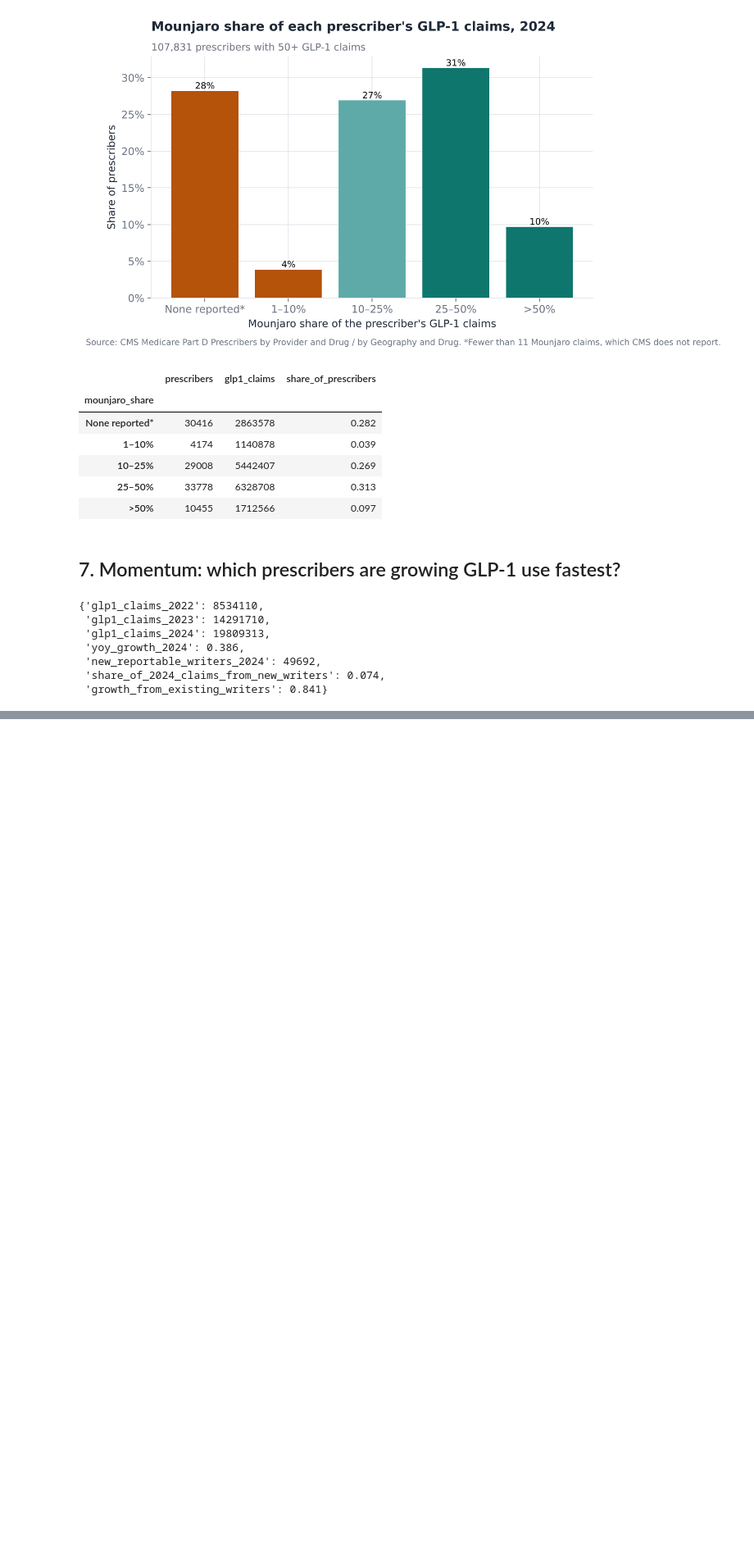
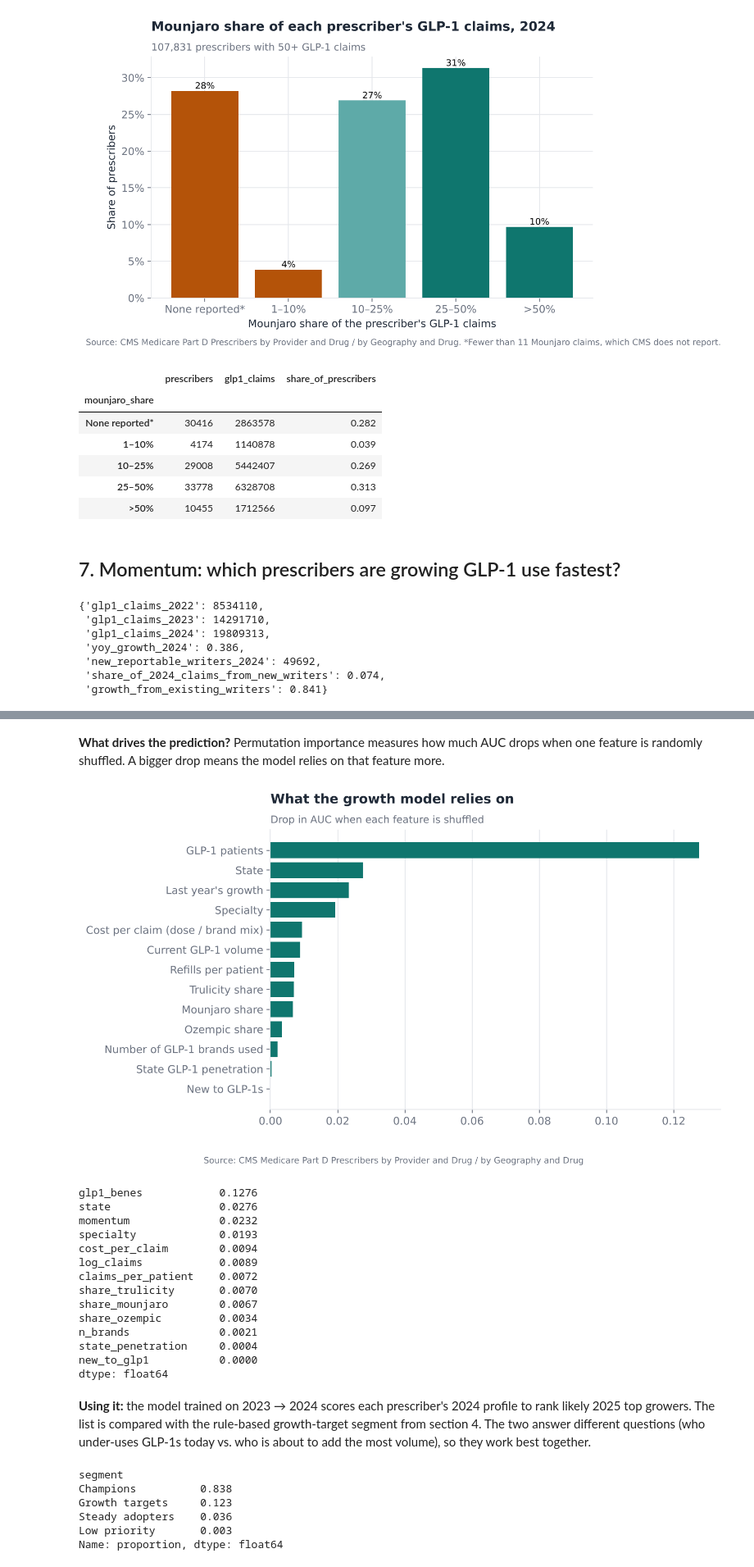
Before and after one commit to Gnanaram23/us-pharma-commercial-analytics, a Jupyter notebook: 01-glp1-market-and-targeting/analysis.ipynb, the cells around one changed output, grey strips where cells are left out. Shown at 82% size. Drawn from its saved outputs; the diff is of its cells as text; code cells hidden in the pictures; blank space fills up the shorter version.

```diff
--- a/01-glp1-market-and-targeting/analysis.ipynb
+++ b/01-glp1-market-and-targeting/analysis.ipynb
@@ -517,0 +658,58 @@ growth_src
+# %% [markdown]
+**What drives the prediction?** Permutation importance measures how much AUC
+drops when one feature is randomly shuffled. A bigger drop means the model
+relies on that feature more.
+# %%
+final = make_model().fit(X, y)
+imp = permutation_importance(final, X, y, scoring="roc_auc", n_repeats=3, random_state=7, n_jobs=-1)
+imp = pd.Series(imp.importances_mean, index=X.columns).sort_values()
+labels = {"log_claims": "Current GLP-1 volume", "glp1_benes": "GLP-1 patients", "momentum": "Last year's growth",
+          "new_to_glp1": "New to GLP-1s", "n_brands": "Number of GLP-1 brands used",
+          "share_ozempic": "Ozempic share", "share_mounjaro": "Mounjaro share", "share_trulicity": "Trulicity share",
+          "cost_per_claim": "Cost per claim (dose / brand mix)", "claims_per_patient": "Refills per patient",
+          "state_penetration": "State GLP-1 penetration", "specialty": "Specialty", "state": "State"}
+fig, ax = plt.subplots(figsize=(8, 5))
+ax.barh([labels[i] for i in imp.index], imp.values, color=style.ACCENT)
+ax.set_title("What the growth model relies on")
+style.subtitle(ax, "Drop in AUC when each feature is shuffled")
+ax.grid(axis="y", visible=False)
+style.source(fig, SRC)
+style.save(fig, FIG / "08_ml_feature_importance.png")
+imp.sort_values(ascending=False).round(4)
+# %% [output]
+[figure, added]
+glp1_benes            0.1276
+state                 0.0276
+momentum              0.0232
+specialty             0.0193
+cost_per_claim        0.0094
+log_claims            0.0089
+claims_per_patient    0.0072
+share_trulicity       0.0070
+share_mounjaro        0.0067
+share_ozempic         0.0034
+n_brands              0.0021
+state_penetration     0.0004
+new_to_glp1           0.0000
+dtype: float64
+# %% [markdown]
+**Using it:** the model trained on 2023 → 2024 scores each prescriber's 2024
+profile to rank likely 2025 top growers. The list is compared with the
+rule-based growth-target segment from section 4. The two answer different
+questions (who under-uses GLP-1s today vs. who is about to add the most
+volume), so they work best together.
+# %%
+F24["growth_score"] = final.predict_proba(matrix(F24))[:, 1]
+top_ml = F24.sort_values("growth_score", ascending=False).head(5000)
+seg_of_top = hcp["segment"].reindex(top_ml.index).fillna("Not in 2024 universe").value_counts(normalize=True)
+overlap = float(seg_of_top.get("Growth targets", 0))
+ml_list = top_ml[["specialty", "state", "glp1_claims", "momentum", "share_ozempic", "share_mounjaro", "growth_score"]].round(3)
+ml_list.to_csv(TAB / "ml_growth_scores_top5000.csv")
+seg_of_top.round(3)
+# %% [output]
+segment
+Champions          0.838
+Growth targets     0.123
+Steady adopters    0.036
+Low priority       0.003
+Name: proportion, dtype: float64
```
Also changed, not shown: parts of 8 cells of this notebook, 34 other files.
